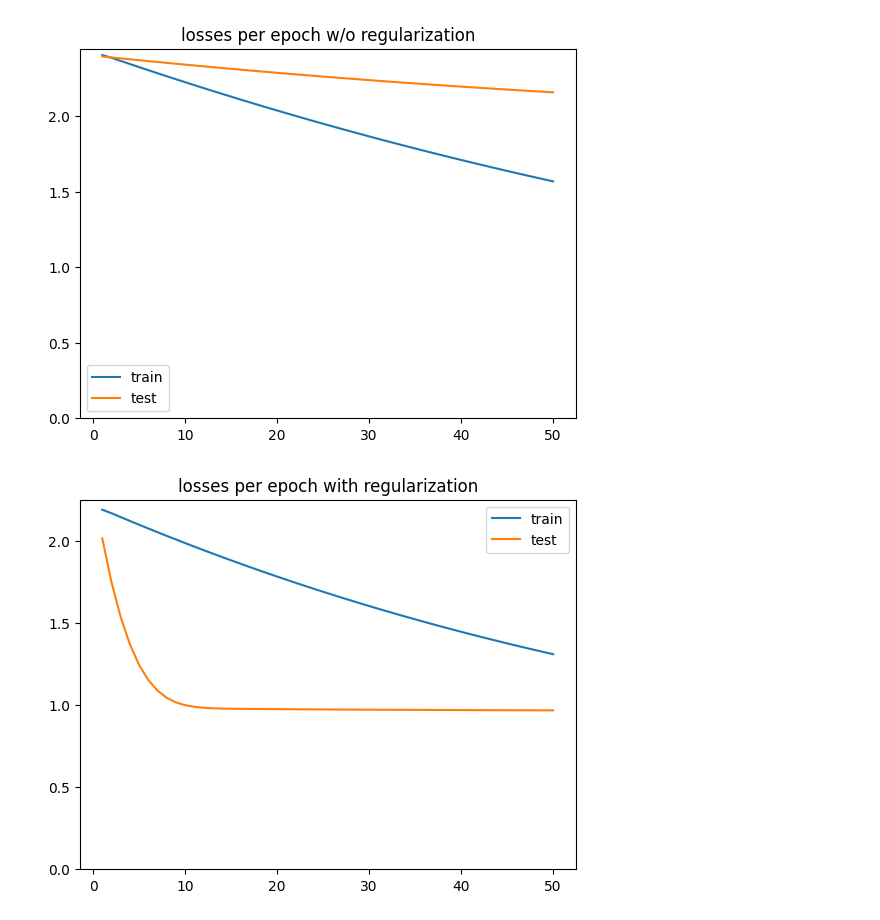
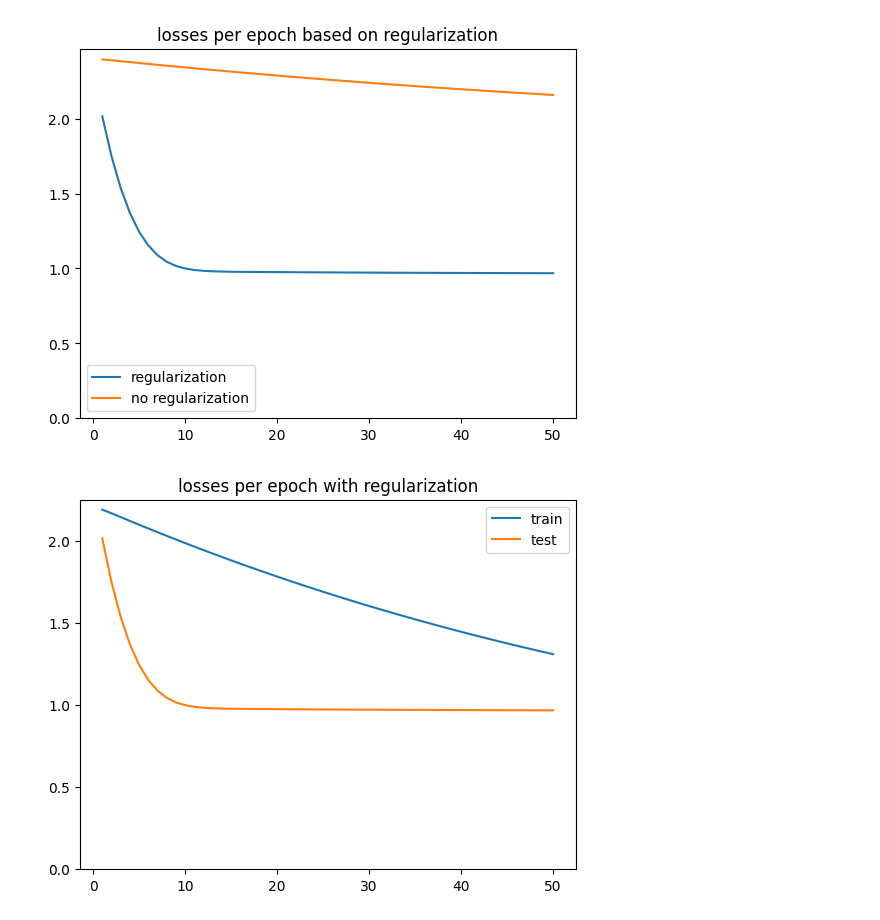
Before and after one commit to NicoPang/rl-recommender, a Jupyter notebook: notebooks/graphing.ipynb, the cells around one changed output. Drawn from its saved outputs; the diff is of its cells as text; code cells hidden in the pictures.

```diff
--- a/notebooks/graphing.ipynb
+++ b/notebooks/graphing.ipynb
@@ -2,15 +2,16 @@
 import numpy as np
 import matplotlib.pyplot as plt
 # %%
-results = np.load('../results/bs4096K10LR0.1E10D0.001DR0.4.npz')
-plt.plot([i for i in range(1, len(results['tr_loss']) + 1)], results['tr_loss'], label = 'train')
-plt.plot([i for i in range(1, len(results['t_loss']) + 1)], results['t_loss'], label = 'test')
+results = np.load('../results/bs64K5LR0.0001.npz')
+results2 = np.load('../results/bs64K5LR0.0001E50D1e-05.npz')
+plt.plot([i for i in range(1, len(results2['t_loss']) + 1)], results2['t_loss'], label = 'regularization')
+plt.plot([i for i in range(1, len(results['t_loss']) + 1)], results['t_loss'], label = 'no regularization')
 plt.gca().set_ylim(bottom=0)
-plt.title('losses per epoch w/o regularization')
+plt.title('losses per epoch based on regularization')
 plt.legend()
 plt.show()
 # %% [output]
-[figure, old version]
+[figure, new version]
 # %%
 results = np.load('../results/bs64K5LR0.0001E50D1e-05.npz')
 plt.plot([i for i in range(1, len(results['tr_loss']) + 1)], results['tr_loss'], label = 'train')
```
Also changed, not shown: parts of 2 cells of this notebook, 2 other files.
